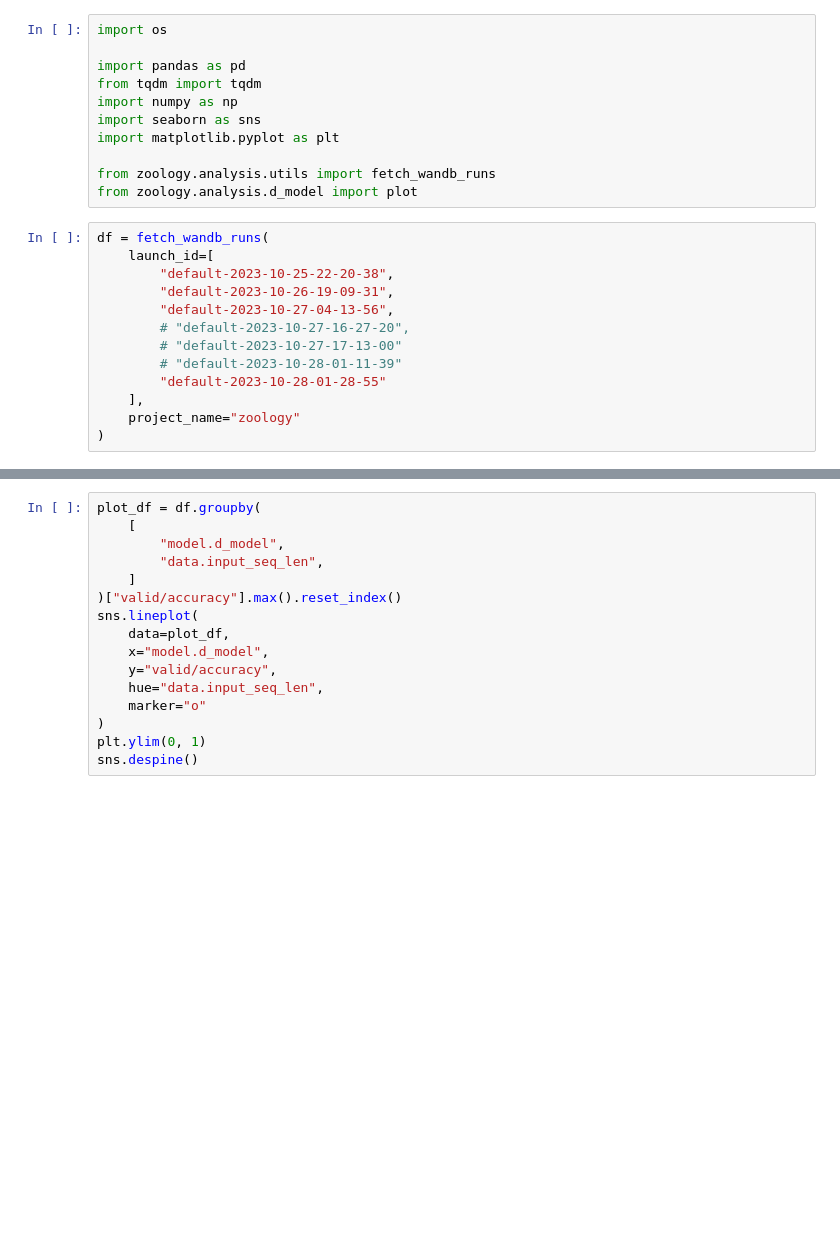
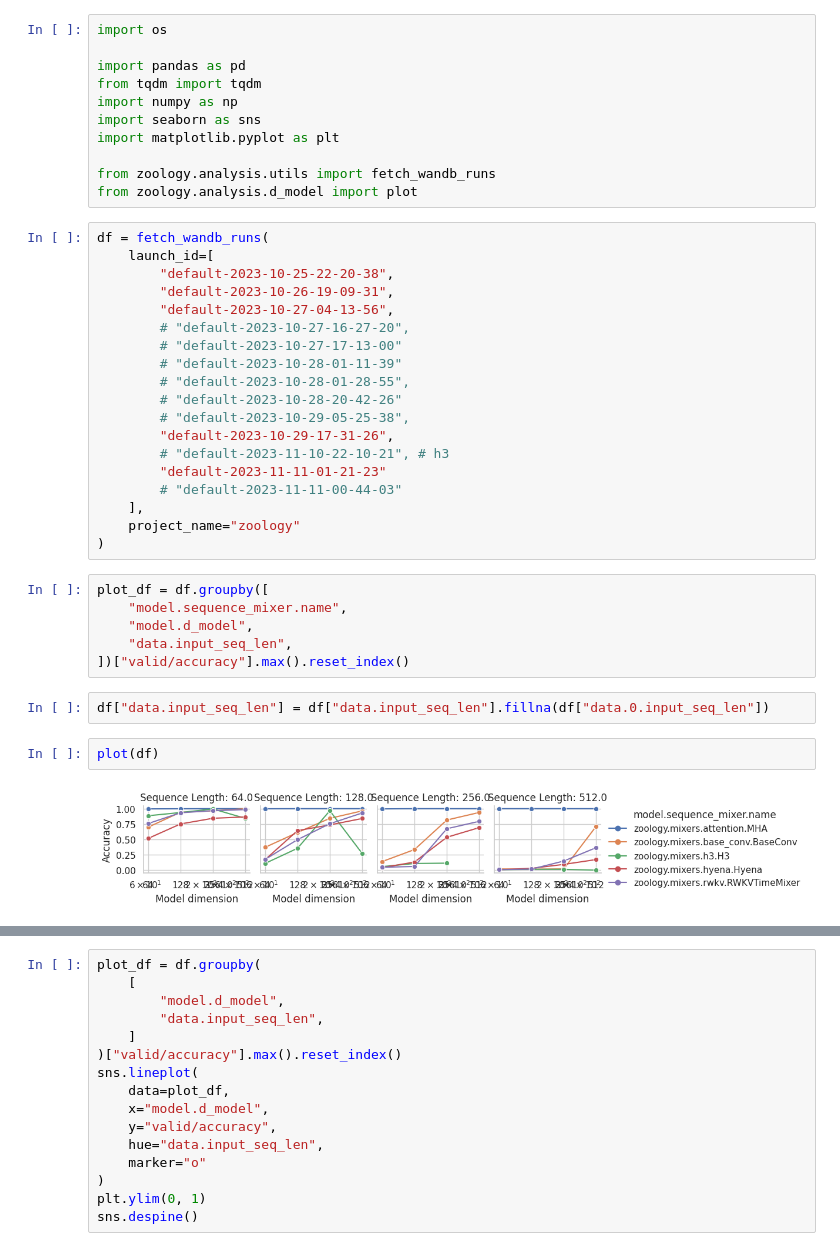
Before and after one commit to HazyResearch/zoology, a Jupyter notebook: zoology/analysis/scratch.ipynb, the cells around one changed output, grey strips where cells are left out. Drawn from its saved outputs; the diff is of its cells as text; blank space fills up the shorter version.

```diff
--- a/zoology/analysis/scratch.ipynb
+++ b/zoology/analysis/scratch.ipynb
@@ -21,7 +21,25 @@ df = fetch_wandb_runs(
         # "default-2023-10-27-16-27-20",
         # "default-2023-10-27-17-13-00"
         # "default-2023-10-28-01-11-39"
-        "default-2023-10-28-01-28-55"
+        # "default-2023-10-28-01-28-55",
+        # "default-2023-10-28-20-42-26"
+        # "default-2023-10-29-05-25-38",
+        "default-2023-10-29-17-31-26",
+        # "default-2023-11-10-22-10-21", # h3
+        "default-2023-11-11-01-21-23"
+        # "default-2023-11-11-00-44-03"
     ],
     project_name="zoology"
 )
+# %%
+plot_df = df.groupby([
+    "model.sequence_mixer.name",
+    "model.d_model",
+    "data.input_seq_len",
+])["valid/accuracy"].max().reset_index()
+# %%
+df["data.input_seq_len"] = df["data.input_seq_len"].fillna(df["data.0.input_seq_len"])
+# %%
+plot(df)
+# %% [output]
+[figure, added]
```
Also changed, not shown: parts of 4 cells of this notebook, 7 other files.
